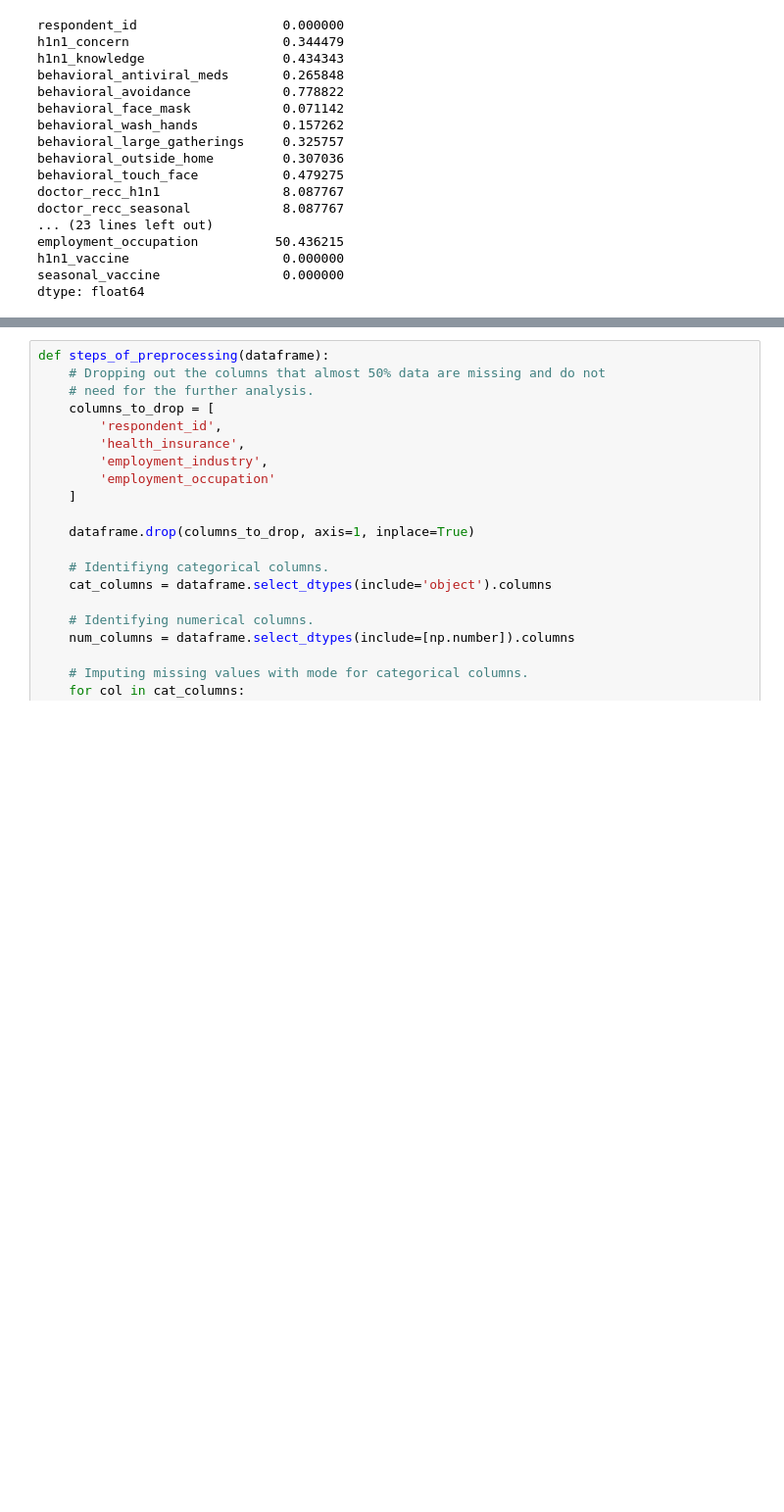
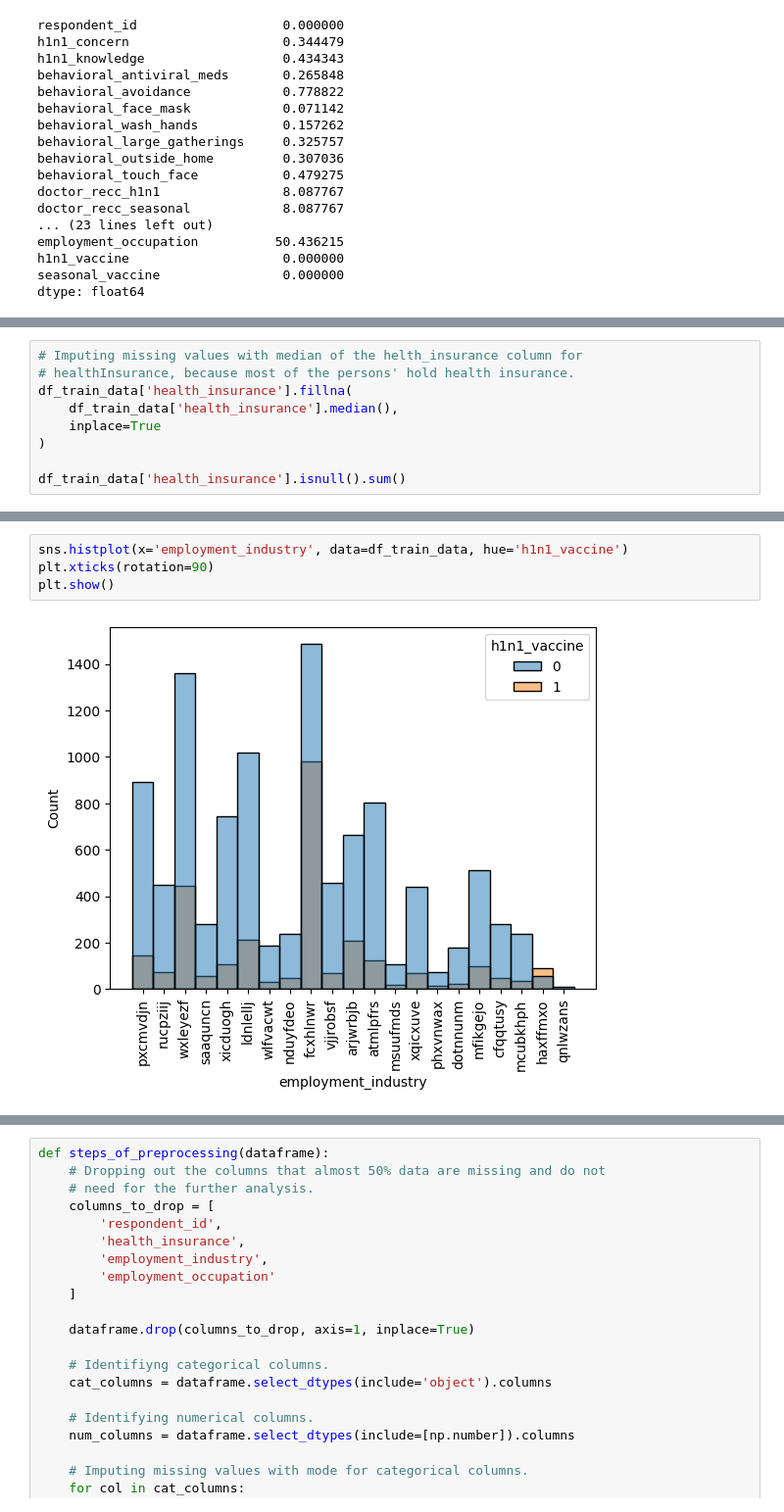
Before and after one commit to DhammikePremachandra/Predicting-H1N1-and-Seasonal-Flu-Vaccines, a Jupyter notebook: Predict_H1N1_Flu.ipynb, the cells around one changed output, grey strips where cells are left out. Shown at 98% size. Drawn from its saved outputs; the diff is of its cells as text; blank space fills up the shorter version.

```diff
--- a/Predict_H1N1_Flu.ipynb
+++ b/Predict_H1N1_Flu.ipynb
@@ -168,0 +226,9 @@ dtype: float64
+# %%
+# Imputing missing values with median of the helth_insurance column for
+# healthInsurance, because most of the persons' hold health insurance.
+df_train_data['health_insurance'].fillna(
+    df_train_data['health_insurance'].median(),
+    inplace=True
+)
+
+df_train_data['health_insurance'].isnull().sum()
@@ -168,0 +245,6 @@ dtype: float64
+# %%
+sns.histplot(x='employment_industry', data=df_train_data, hue='h1n1_vaccine')
+plt.xticks(rotation=90)
+plt.show()
+# %% [output]
+[figure, added]
```
Also changed, not shown: parts of 19 cells of this notebook.
